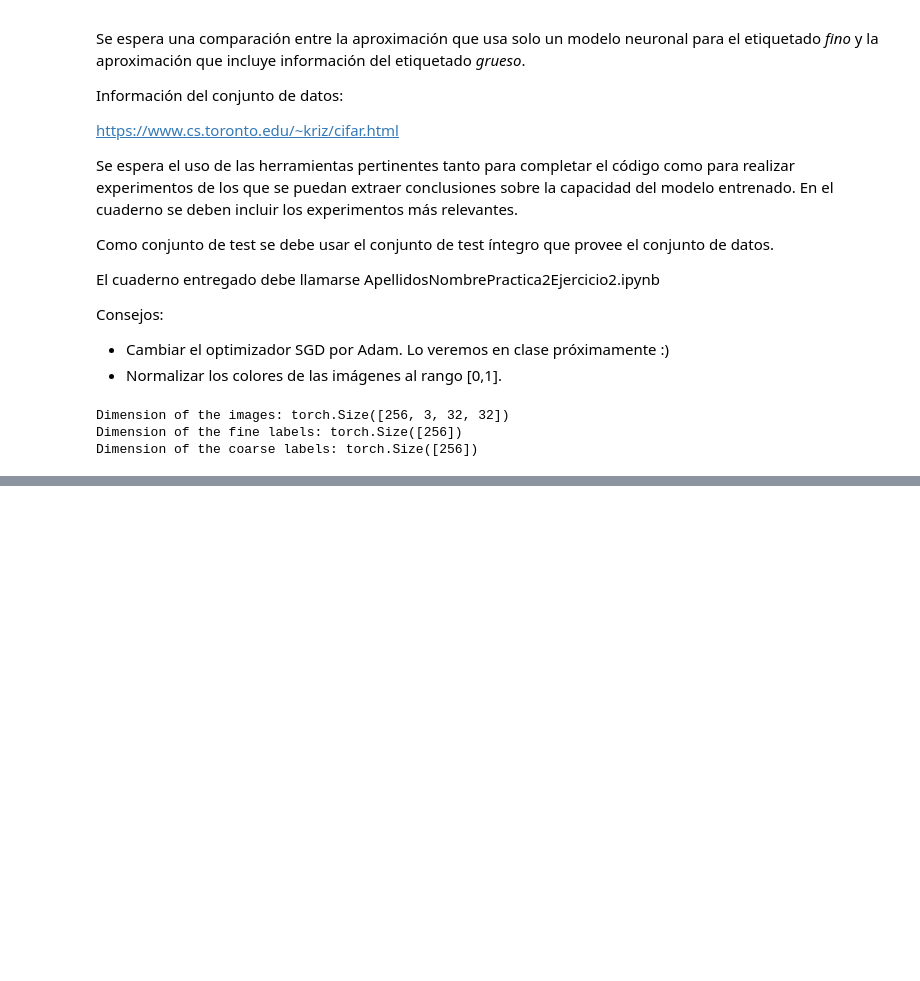
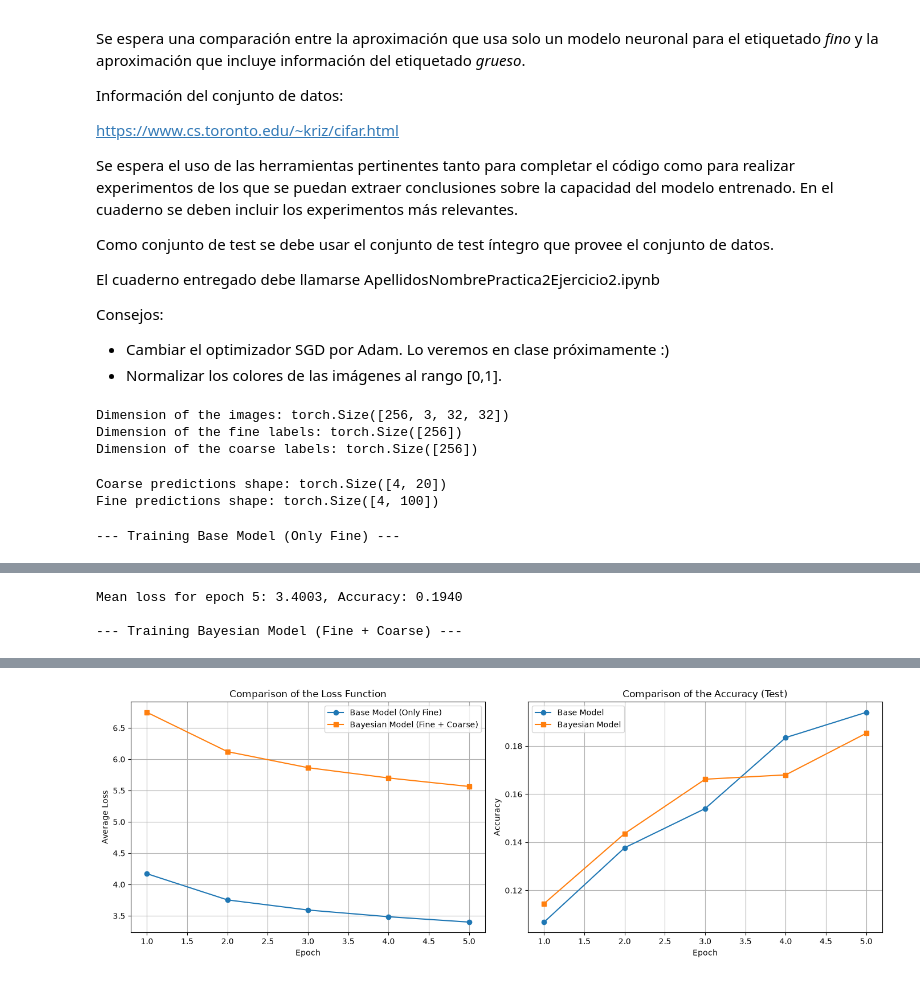
Before and after one commit to danielfernandezroldan2005/ai-programming-practices, a Jupyter notebook: FernándezRoldánDanielPráctica2Ejercicio2.ipynb, the cells around one changed output, grey strips where cells are left out. Cells and saved outputs as stored; diff of their text form; code cells hidden in the pictures; blank space fills up the shorter version.

```diff
--- a/FernándezRoldánDanielPráctica2Ejercicio2.ipynb
+++ b/FernándezRoldánDanielPráctica2Ejercicio2.ipynb
@@ -106,3 +111,16 @@ class CIFAR100_Model(nn.Module):
         fine_prediction = self.fine_output(x)  # Get fine label predictions.
 
         return coarse_prediction, fine_prediction  # Return both predictions.
+# %%
+model = CIFAR100_Model()  # Instantiate the model.
+
+# Create a batch of random images with shape (4, 3, 32, 32).
+false_images = torch.randn(4, 3, 32, 32)  # (4 images, 3 color channels, 32x32 pixels)
+
+coarse_pred, fine_pred = model(false_images)  # Get predictions for the random images.
+
+print("Coarse predictions shape:", coarse_pred.shape)  # Print the shape of coarse predictions.
+print("Fine predictions shape:", fine_pred.shape)  # Print the shape of fine predictions.
+# %% [output]
+Coarse predictions shape: torch.Size([4, 20])
+Fine predictions shape: torch.Size([4, 100])
@@ -108,0 +272,52 @@ class CIFAR100_Model(nn.Module):
+# %%
+num_epochs = 5  # Define the number of epochs for training.
+
+model_base = CIFAR100_Model()
+optimizer_base = optim.Adam(model_base.parameters(), lr=0.001)
+
+print("--- Training Base Model (Only Fine) ---")
+_, base_loss, base_accuracy = train_model_base(
+    model_base,
+    train_loader,
+    loss_fn,
+    optimizer_base, epochs=num_epochs, device=device)
+
+model_bayes = CIFAR100_Model()
+optimizer_bayes = optim.Adam(model_bayes.parameters(), lr=0.001)
+
+print("\n--- Training Bayesian Model (Fine + Coarse) ---")
+_, bayes_loss, bayes_accuracy = train_model_bayes(
+    model_bayes,
+    train_loader,
+    loss_fn,
+    optimizer_bayes, epochs=num_epochs, device=device)
+
+# Adjusting automatically to the number of epochs used in training.
+epochs_range = range(1, num_epochs + 1)  # Create a range of epochs for plotting. For the x-axis of the plots.
+
+plt.figure(figsize=(14, 5))  # Set the figure size for the plots.
+
+# Loss Graph (Loss)
+plt.subplot(1, 2, 1)
+plt.plot(epochs_range, base_loss, label='Base Model (Only Fine)', marker='o')
+plt.plot(epochs_range, bayes_loss, label='Bayesian Model (Fine + Coarse)', marker='s')
+plt.title('Comparison of the Loss Function')
+plt.xlabel('Epoch')
+plt.ylabel('Average Loss')
+plt.legend()
+plt.grid(True)
+
+# Accuracy Graph (Accuracy)
+plt.subplot(1, 2, 2)
+plt.plot(epochs_range, base_accuracy, label='Base Model', marker='o')
+plt.plot(epochs_range, bayes_accuracy, label='Bayesian Model', marker='s')
+plt.title('Comparison of the Accuracy (Test)')
+plt.xlabel('Epoch')
+plt.ylabel('Accuracy')
+plt.legend()
+plt.grid(True)
+
+plt.tight_layout()
+plt.show()
+# %% [output]
+--- Training Base Model (Only Fine) ---
@@ -108,0 +328,3 @@ class CIFAR100_Model(nn.Module):
+Mean loss for epoch 5: 3.4003, Accuracy: 0.1940
+
+--- Training Bayesian Model (Fine + Coarse) ---
@@ -108,0 +336 @@ class CIFAR100_Model(nn.Module):
+[figure, added]
```
Also changed, not shown: parts of 5 cells of this notebook.
